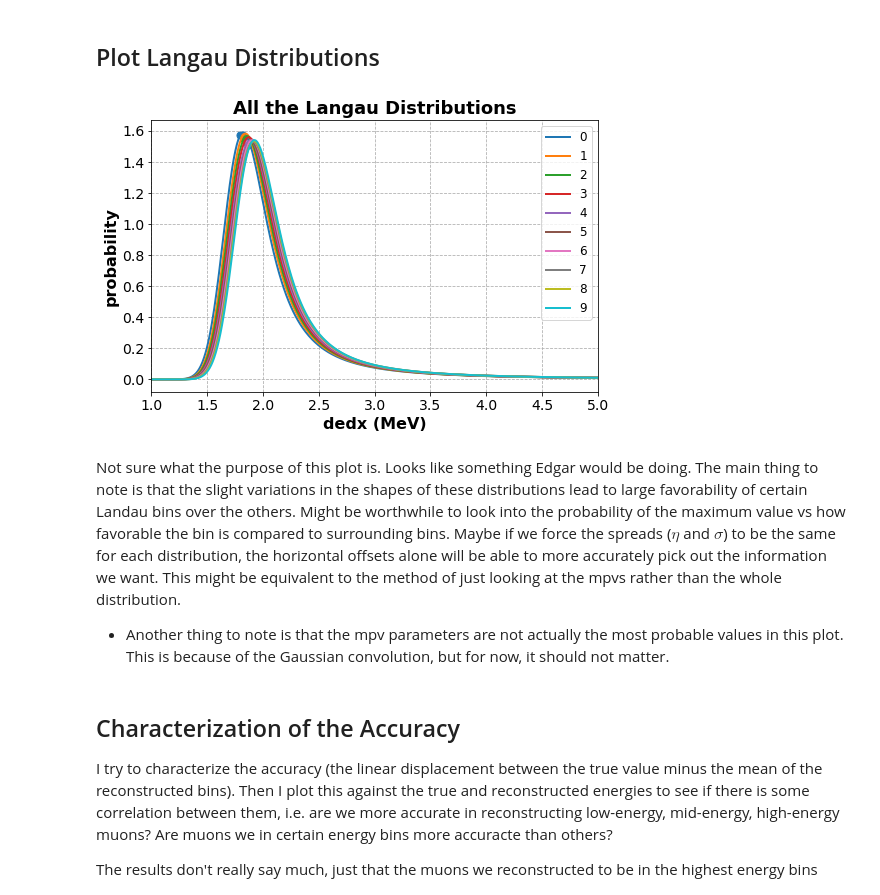
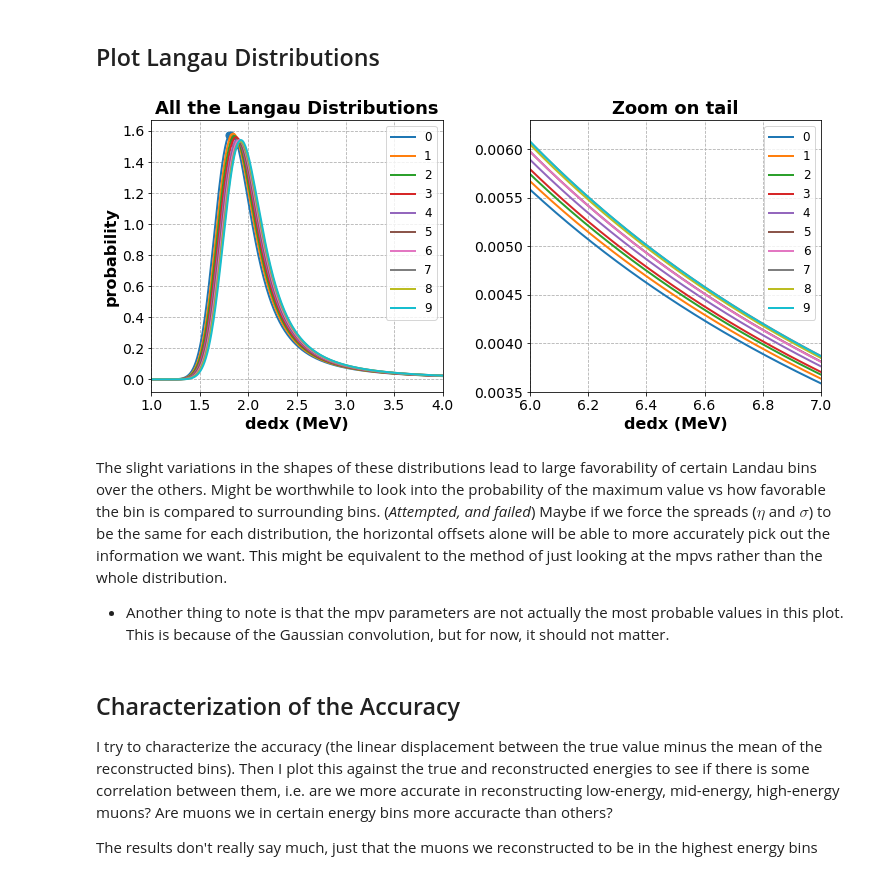
Before and after one commit to socrossley/Cosmic_Muon_CER, a Jupyter notebook: Test_Like.ipynb, the cells around one changed output. Saved outputs shown, nothing was run; the diff lists cells and outputs as text; code cells hidden in the pictures.

```diff
--- a/Test_Like.ipynb
+++ b/Test_Like.ipynb
@@ -213,7 +168,4 @@ plt.rcParams['axes.grid']=True
 # %%
-idx = 9
-print("Analyzing", titles[idx])
-likedf = pd.read_csv(reconstruction_locs[idx])
-# display(likedf)
-fitdf = pd.read_csv(fit_data_locs[idx])
-# display(fitdf)
+key = 'narrow_sc'
+likedf = pd.read_csv(cer.reconstructions[key])
+fitdf = pd.read_csv(cer.fits[key])
@@ -261,26 +191,37 @@ plt.show()
 # %%
 from scipy.optimize import minimize
 
-plt.figure(figsize=(8,5))
+fig, axs = plt.subplots(1,2,figsize=(12,5))
+ax0, ax1 = axs
 for i, l_ in fitdf.iterrows():
-    result = minimize(lambda x, mpv, eta, sig: -langau_pdf(x, mpv, eta, sig), x0 = 1.8, args=(l_[0],l_[1],l_[2]), method='Powell')
     x_ = np.linspace(0,7,1000)
     y_ = np.array([ langau_pdf(x, l_[0], l_[1], l_[2]) for x in x_ ])
-    plt.plot(x_,y_, ls='-', label=i)
-    plt.legend()
-    # plt.plot([result.x[0], result.x[0]], [0,1.7], ls='--')
-    plt.xlim(1,5)
-    plt.scatter([l_.mpv],[langau_pdf(l_.mpv, l_.mpv, l_.eta, l_.sigma)],s=50)
 
-plt.xlabel('dedx (MeV)')
-plt.ylabel('probability')
-plt.title('All the Langau Distributions')
+    # Plot full Landaus
+    ax0.plot(x_,y_, ls='-', label=i)
+    ax0.legend()
+    ax0.set_xlim(1,4)
+    ax0.scatter([l_.mpv],[langau_pdf(l_.mpv, l_.mpv, l_.eta, l_.sigma)],s=50)
+
+    # Plot zoom on tail
+    ax1.plot(x_,y_, ls='-', label=i)
+    ax1.legend()
+    ax1.set_xlim(6,7)
+    ax1.set_ylim(0.0035,0.0063)
+
+
+plt.subplots_adjust(wspace=0.3)
+ax0.set_xlabel('dedx (MeV)')
+ax1.set_xlabel('dedx (MeV)')
+ax0.set_ylabel('probability')
+ax0.set_title('All the Langau Distributions')
+ax1.set_title('Zoom on tail')
 
 plt.show()
 # %% [output]
-[figure, old version]
+[figure, new version]
 # %% [markdown]
-Not sure what the purpose of this plot is. Looks like something Edgar would be doing. The main thing to note is that the slight variations in the shapes of these distributions lead to large favorability of certain Landau bins over the others. Might be worthwhile to look into the probability of the maximum value vs how favorable the bin is compared to surrounding bins. Maybe if we force the spreads ($\eta$ and $\sigma$) to be the same for each distribution, the horizontal offsets alone will be able to more accurately pick out the information we want. This might be equivalent to the method of just looking at the mpvs rather than the whole distribution.
+The slight variations in the shapes of these distributions lead to large favorability of certain Landau bins over the others. Might be worthwhile to look into the probability of the maximum value vs how favorable the bin is compared to surrounding bins. (*Attempted, and failed*) Maybe if we force the spreads ($\eta$ and $\sigma$) to be the same for each distribution, the horizontal offsets alone will be able to more accurately pick out the information we want. This might be equivalent to the method of just looking at the mpvs rather than the whole distribution.
 - Another thing to note is that the mpv parameters are not actually the most probable values in this plot. This is because of the Gaussian convolution, but for now, it should not matter.
 # %% [markdown]
 ## Characterization of the Accuracy
```
Also changed, not shown: parts of 13 cells of this notebook, 3 other files.
